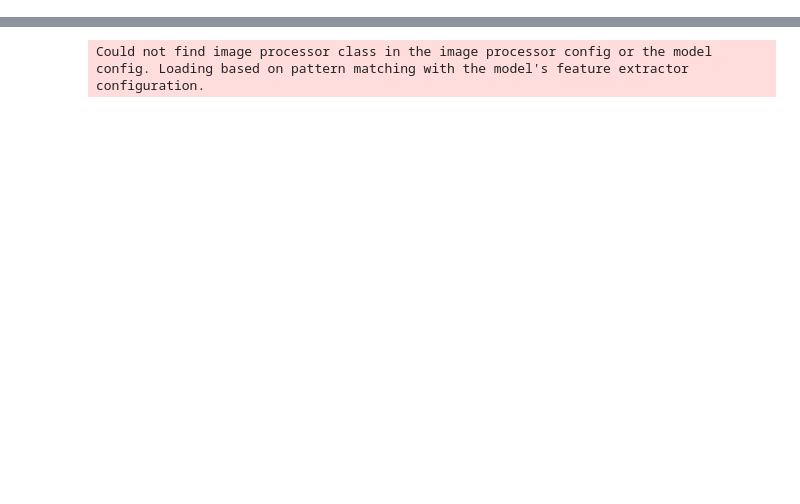
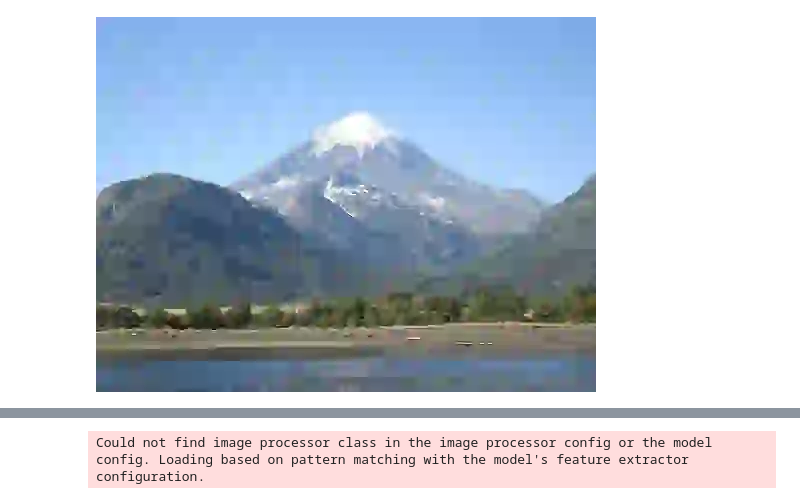
Before and after one commit to danjacobellis/moco, a Jupyter notebook: mpq.ipynb, the cells around one changed output, grey strips where cells are left out. Cells and saved outputs as stored; diff of their text form; code cells hidden in the pictures; blank space fills up the shorter version.

```diff
--- a/mpq.ipynb
+++ b/mpq.ipynb
@@ -45,2 +48,13 @@ def jpeg_compress_quality_5(sample):
     return sample
+# %%
+def webp_compress(sample):
+    img = sample['image']
+    w = img.width
+    h = img.height
+    with BytesIO() as f:
+        img.save(f, format='WEBP',quality=0)
+        img = f.getvalue()
+    sample['image'] = img
+    sample['bpp'] = 8*len(img)/(w*h)
+    return sample
 # %%
@@ -66,0 +142,4 @@ rdae = data.map(rdae_compress)
+# %%
+webp[2]['image']
+# %% [output]
+[figure, added]
```
Also changed, not shown: parts of 49 cells of this notebook.
